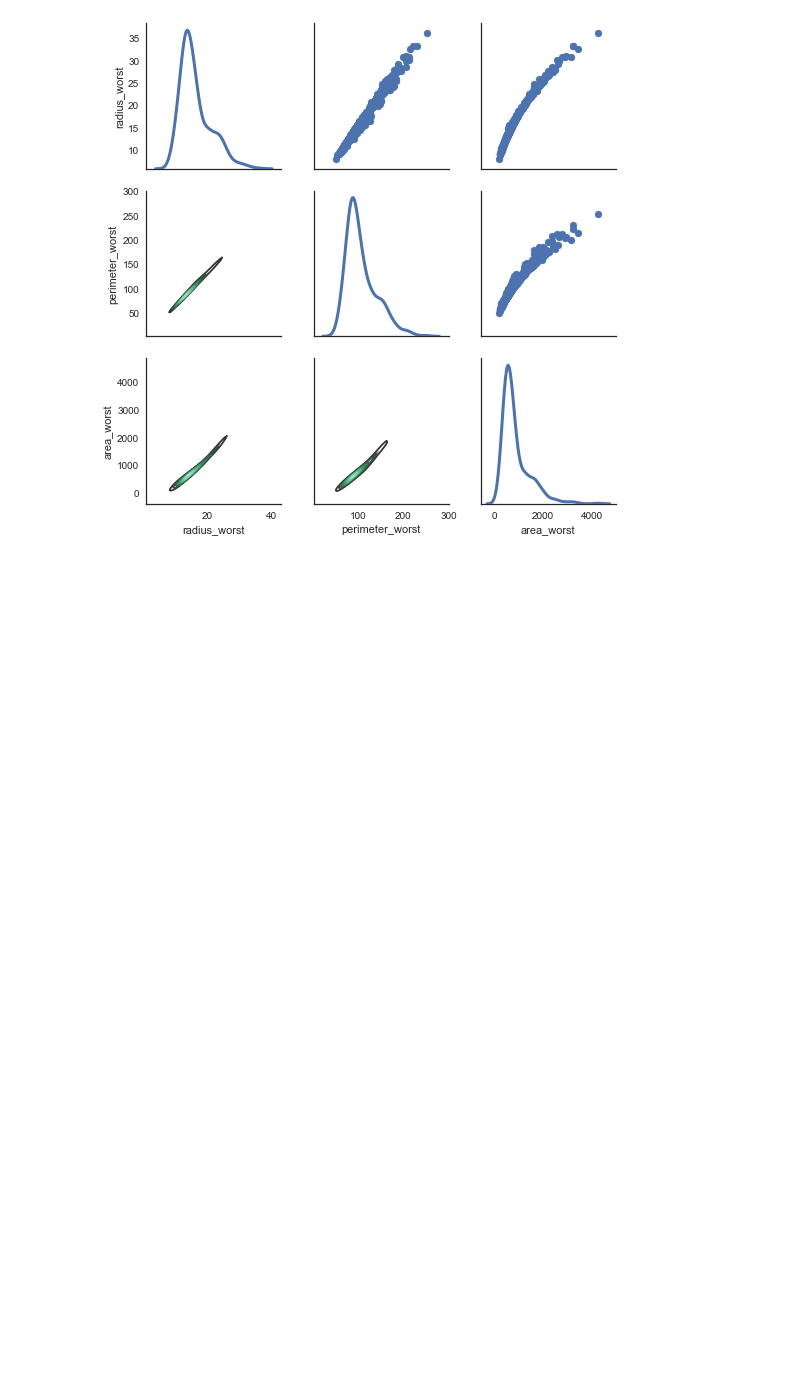
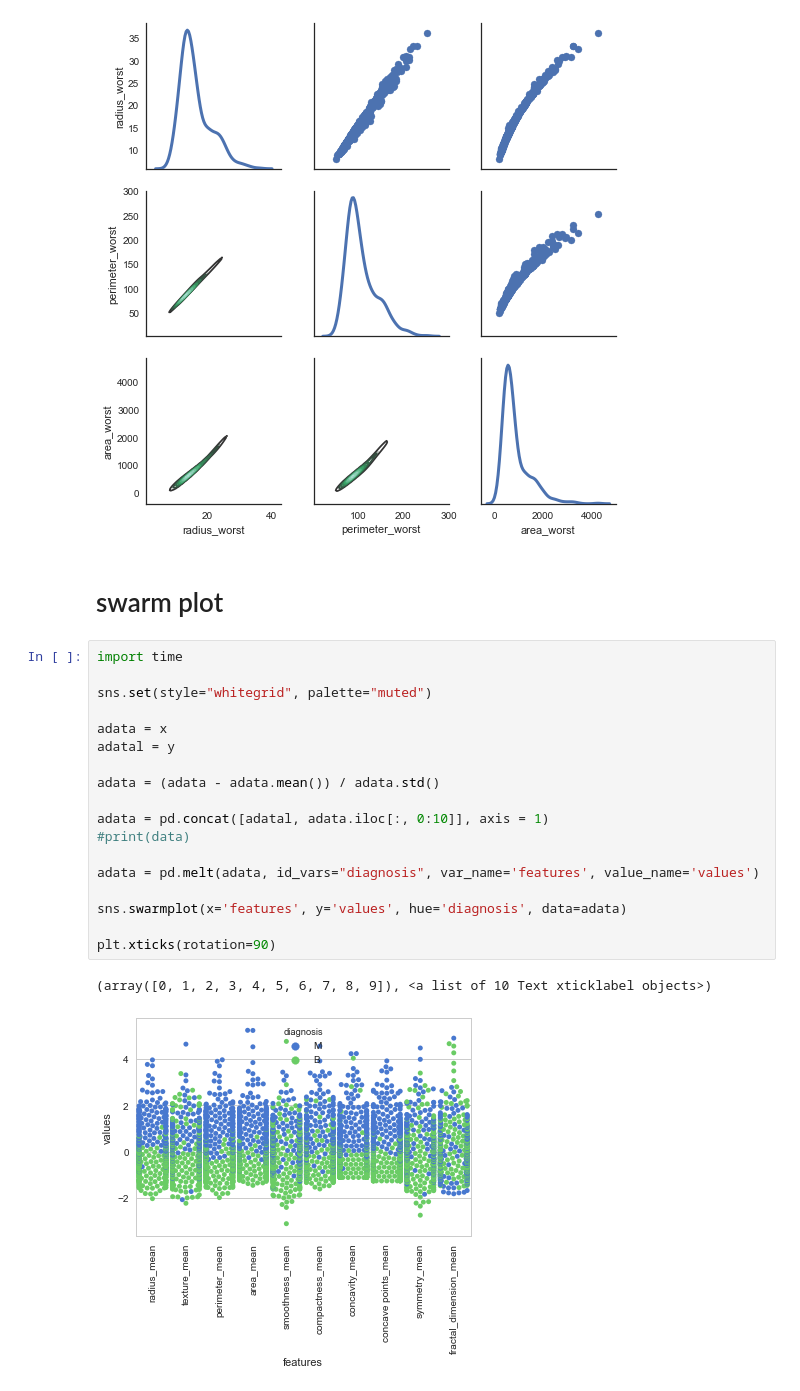
Before and after one commit to empro314/breastCancer, a Jupyter notebook: breastReview.ipynb, the cells around one changed output. Cells and saved outputs as stored; diff of their text form; blank space fills up the shorter version.

```diff
--- a/breastReview.ipynb
+++ b/breastReview.ipynb
@@ -191,3 +193,26 @@ No handles with labels found to put in legend.
 No handles with labels found to put in legend.
 <seaborn.axisgrid.PairGrid at 0x...>
 [figure]
+# %% [markdown]
+# swarm plot
+# %%
+import time
+
+sns.set(style="whitegrid", palette="muted")
+
+adata = x
+adatal = y
+
+adata = (adata - adata.mean()) / adata.std()
+
+adata = pd.concat([adatal, adata.iloc[:, 0:10]], axis = 1)
+#print(data)
+
+adata = pd.melt(adata, id_vars="diagnosis", var_name='features', value_name='values')
+
+sns.swarmplot(x='features', y='values', hue='diagnosis', data=adata)
+
+plt.xticks(rotation=90)
+# %% [output]
+(array([0, 1, 2, 3, 4, 5, 6, 7, 8, 9]), <a list of 10 Text xticklabel objects>)
+[figure, added]
```
Also changed, not shown: parts of 34 cells of this notebook.
